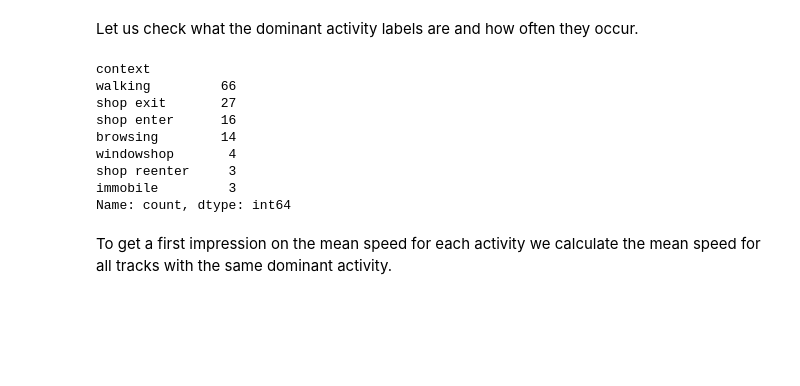
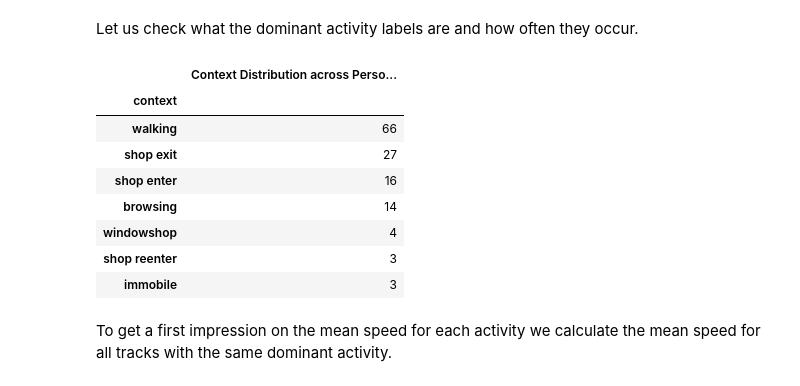
Before and after one commit to nellyharsch/data_project_Nelly_Harsch, a Jupyter notebook: analysis.ipynb, the cells around one changed output. Drawn from its saved outputs; the diff is of its cells as text; code cells hidden in the pictures; blank space fills up the shorter version.

```diff
--- a/analysis.ipynb
+++ b/analysis.ipynb
@@ -303,17 +303,17 @@ tracks_df.head()
 # %% [markdown]
 Let us check what the dominant activity labels are and how often they occur.
 # %%
-tracks_df['context'].value_counts()
+tracks_df['context'].value_counts().to_frame(name = 'Context Distribution across Person-Tracks')
 # %% [output]
-context
-walking         66
-shop exit       27
-shop enter      16
-browsing        14
-windowshop       4
-shop reenter     3
-immobile         3
-Name: count, dtype: int64
+|  | Context Distribution across Perso... |
+| context |  |
+| walking | 66 |
+| shop exit | 27 |
+| shop enter | 16 |
+| browsing | 14 |
+| windowshop | 4 |
+| shop reenter | 3 |
+| immobile | 3 |
 # %% [markdown]
 To get a first impression on the mean speed for each activity we calculate the mean speed for all tracks with the same dominant activity.
 # %%
```
Also changed, not shown: parts of 2 cells of this notebook, 1 other file.
